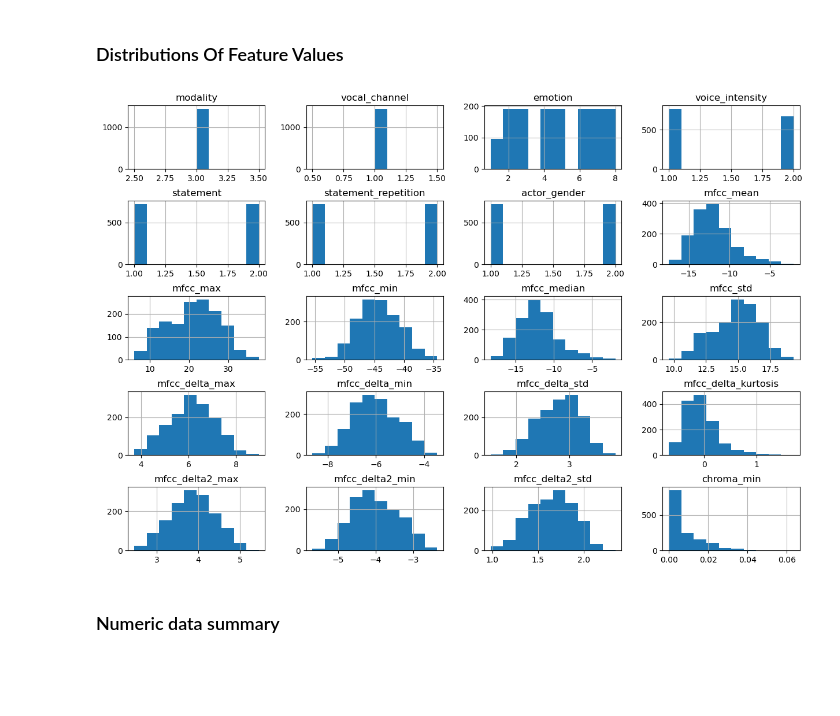
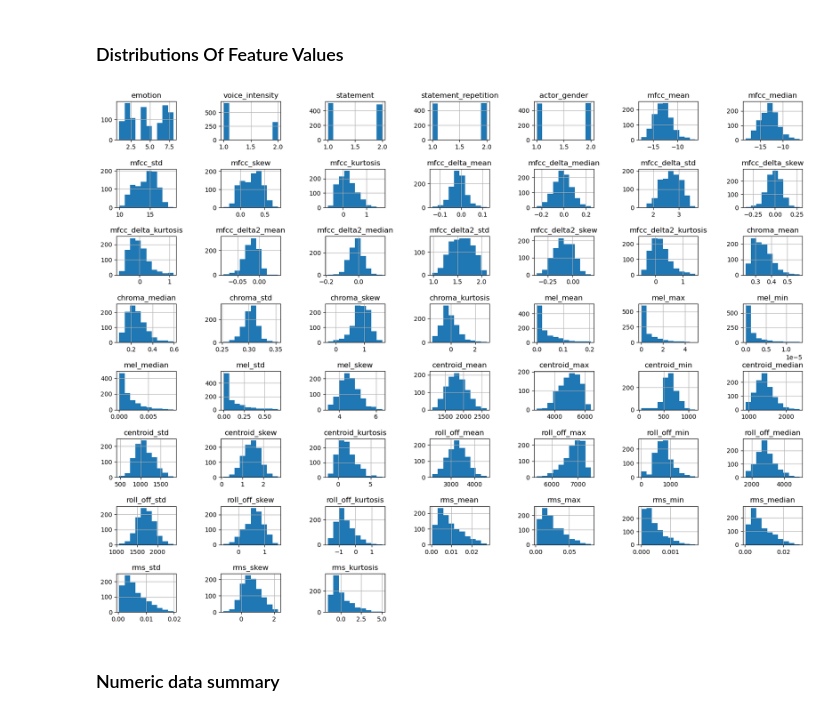
Before and after one commit to Impingere/Projects, a Jupyter notebook: 18.6.1 Capstone Two - Data Wrangling/Capstone 2 - Data Wrangling.ipynb, the cells around one changed output. Cells and saved outputs as stored; diff of their text form; code cells hidden in the pictures; blank space fills up the shorter version.

```diff
--- a/18.6.1 Capstone Two - Data Wrangling/Capstone 2 - Data Wrangling.ipynb
+++ b/18.6.1 Capstone Two - Data Wrangling/Capstone 2 - Data Wrangling.ipynb
@@ -509,0 +638,14 @@ plt.show()
+# %%
+# Creating a copy of the original dataframe to preserve it
+df_f = df.copy()
+
+# Iterating over columns starting from the 7th column (index 6)
+for column in df_f.columns[6:]:
+    Q1 = df_f[column].quantile(0.25)
+    Q3 = df_f[column].quantile(0.75)
+    IQR = Q3 - Q1
+    filter = (df_f[column] >= Q1 - 3 * IQR) & (df_f[column] <= Q3 + 3 * IQR)
+    df_f = df_f[filter]
+
+# 'filtered_df' now has outliers removed from the last 47 columns
+# 'df' remains unchanged for comparison
@@ -510,10 +688,10 @@ plt.show()
 # %% [markdown]
 ### Distributions Of Feature Values<a id='Distributions_Of_Feature_Values'></a>
 # %%
-df.hist(figsize=(15,10))
-plt.subplots_adjust(hspace=0.5);
+df_f.hist(figsize=(20,15))
+plt.subplots_adjust(hspace=0.75, wspace=0.75);
 # %% [output]
-[figure, old version]
+[figure, new version]
 # %% [markdown]
 ### Numeric data summary<a id='Numeric_data_summary'></a>
 # %%
```
Also changed, not shown: parts of 23 cells of this notebook, 1 other file.
